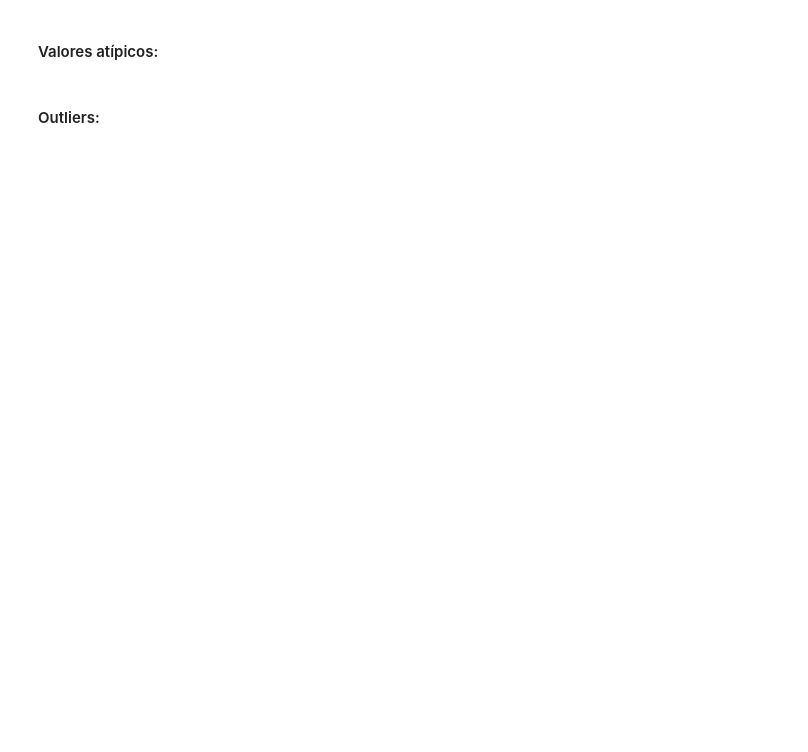
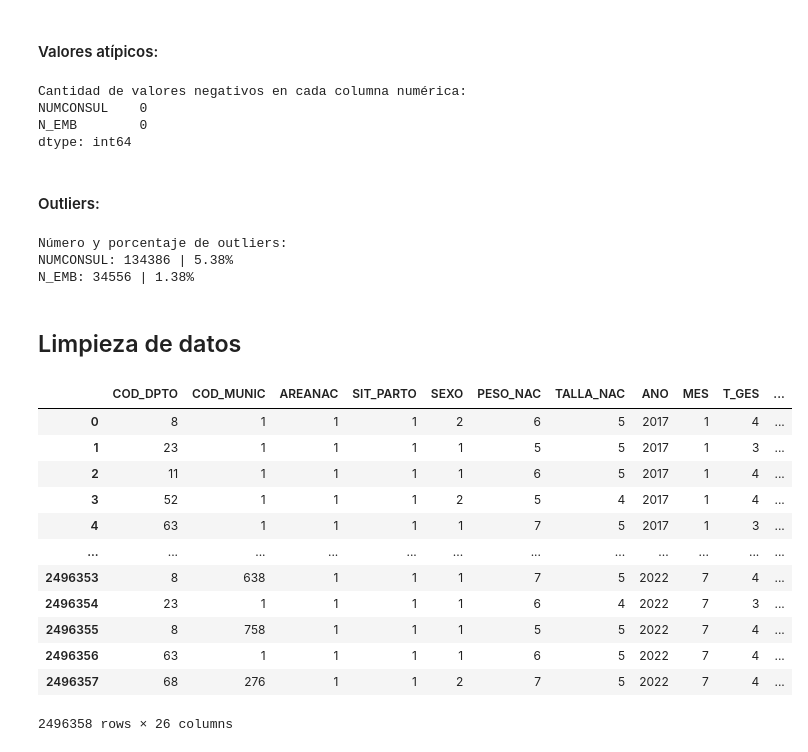
Before and after one commit to despinosaa/Proyecto2_BI, a Jupyter notebook: Data_Preprocessing.ipynb, the cells around one changed output. Saved outputs shown, nothing was run; the diff lists cells and outputs as text; code cells hidden in the pictures; blank space fills up the shorter version.

```diff
--- a/Data_Preprocessing.ipynb
+++ b/Data_Preprocessing.ipynb
@@ -108,10 +172,15 @@ plt.show()
 #### Valores atípicos:
 # %%
 # Contar valores negativos en cada columna numérica
-negative_counts = (raw_data[features_num] < 0).sum()
+negative_counts = (raw_data_tot[features_num] < 0).sum()
 
 print("Cantidad de valores negativos en cada columna numérica:")
 print(negative_counts)
+# %% [output]
+Cantidad de valores negativos en cada columna numérica:
+NUMCONSUL    0
+N_EMB        0
+dtype: int64
 # %% [markdown]
 #### Outliers:
 # %%
@@ -120,16 +189,20 @@ features_outliers = []
 print('Número y porcentaje de outliers:')
 
 for column in features_num:
-    Q1 = raw_data[column].quantile(0.25)
-    Q3 = raw_data[column].quantile(0.75)
+    Q1 = raw_data_tot[column].quantile(0.25)
+    Q3 = raw_data_tot[column].quantile(0.75)
     IQR = Q3 - Q1
     lower_bound = Q1 - 1.5 * IQR
     upper_bound = Q3 + 1.5 * IQR
 
-    outliers = raw_data[(raw_data[column] < lower_bound) | (raw_data[column] > upper_bound)]
-    percentage = (len(outliers) / len(raw_data[column])) * 100
+    outliers = raw_data_tot[(raw_data_tot[column] < lower_bound) | (raw_data_tot[column] > upper_bound)]
+    percentage = (len(outliers) / len(raw_data_tot[column])) * 100
 
     if percentage > 0:
         features_outliers.append(column)
 
     print(f'{column}: {len(outliers)} | {percentage:.2f}%')
+# %% [output]
+Número y porcentaje de outliers:
+NUMCONSUL: 134386 | 5.38%
+N_EMB: 34556 | 1.38%
@@ -146,0 +209,20 @@ plt.show()
+# %% [markdown]
+## Limpieza de datos
+# %%
+clean_data = raw_data_tot.copy()
+# %%
+clean_data.drop(columns=['OTRO_SIT'])
+# %% [output]
+|  | COD_DPTO | COD_MUNIC | AREANAC | SIT_PARTO | SEXO | PESO_NAC | TALLA_NAC | ANO | MES | T_GES | ... |
+| 0 | 8 | 1 | 1 | 1 | 2 | 6 | 5 | 2017 | 1 | 4 | ... |
+| 1 | 23 | 1 | 1 | 1 | 1 | 5 | 5 | 2017 | 1 | 3 | ... |
+| 2 | 11 | 1 | 1 | 1 | 1 | 6 | 5 | 2017 | 1 | 4 | ... |
+| 3 | 52 | 1 | 1 | 1 | 2 | 5 | 4 | 2017 | 1 | 4 | ... |
+| 4 | 63 | 1 | 1 | 1 | 1 | 7 | 5 | 2017 | 1 | 3 | ... |
+| ... | ... | ... | ... | ... | ... | ... | ... | ... | ... | ... | ... |
+| 2496353 | 8 | 638 | 1 | 1 | 1 | 7 | 5 | 2022 | 7 | 4 | ... |
+| 2496354 | 23 | 1 | 1 | 1 | 1 | 6 | 4 | 2022 | 7 | 3 | ... |
+| 2496355 | 8 | 758 | 1 | 1 | 1 | 5 | 5 | 2022 | 7 | 4 | ... |
+| 2496356 | 63 | 1 | 1 | 1 | 1 | 6 | 5 | 2022 | 7 | 4 | ... |
+| 2496357 | 68 | 276 | 1 | 1 | 2 | 7 | 5 | 2022 | 7 | 4 | ... |
+2496358 rows × 26 columns
```
Also changed, not shown: parts of 16 cells of this notebook, 10 other files.
